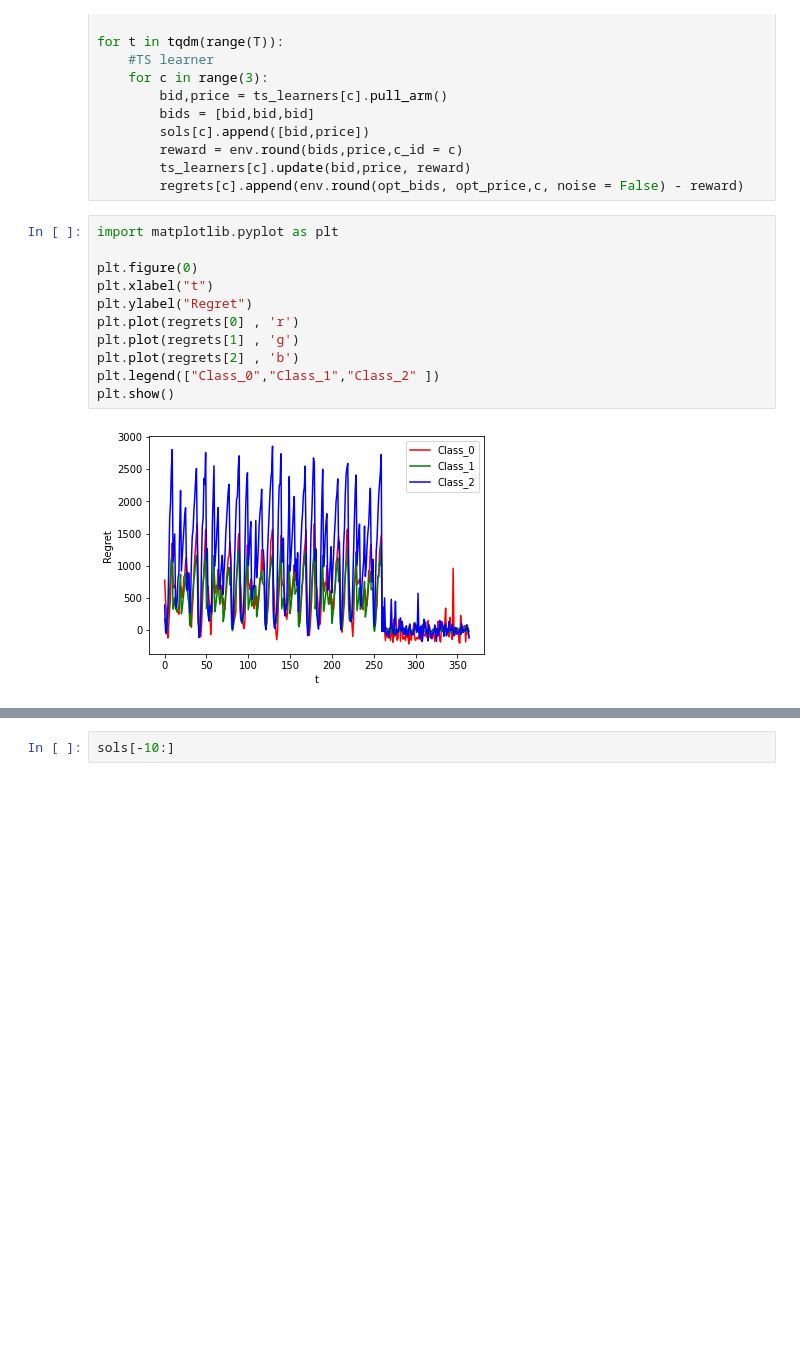
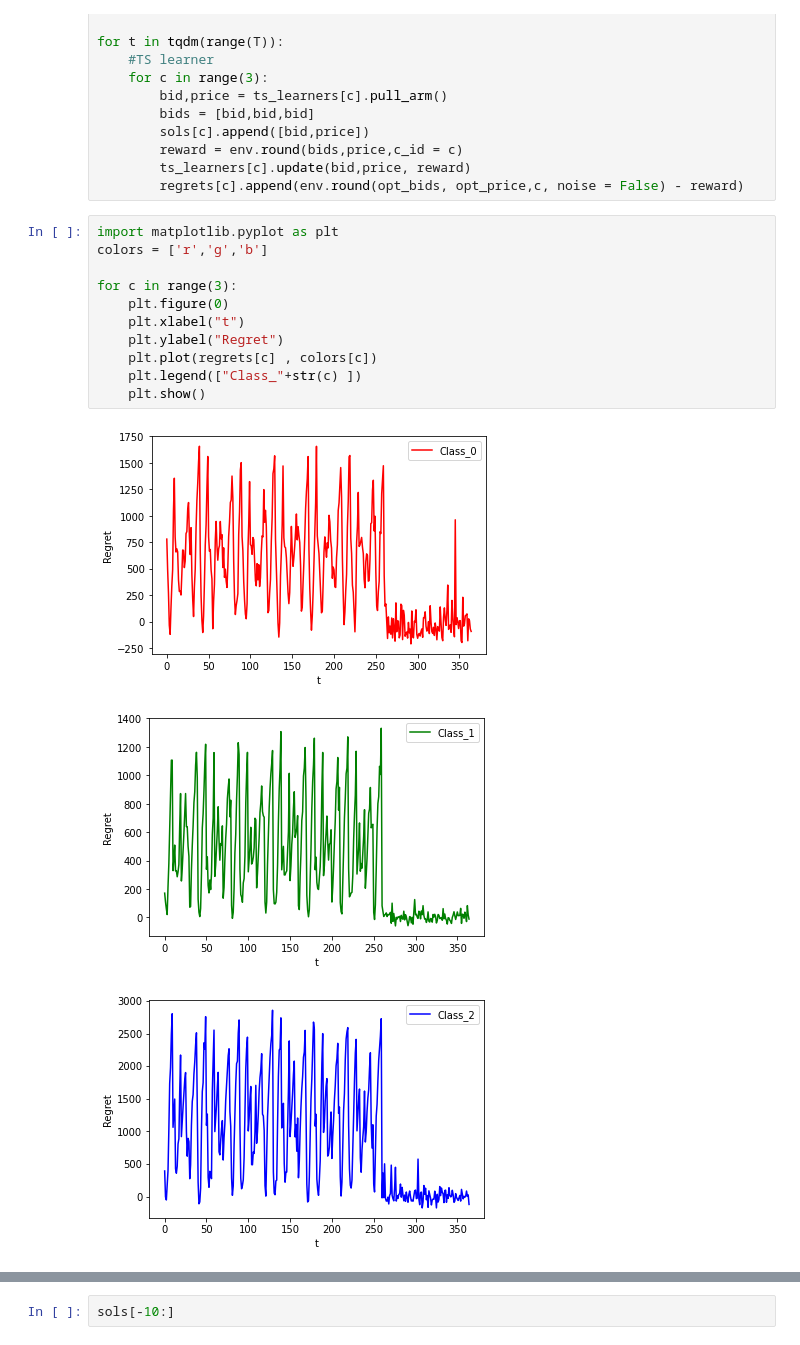
Before and after one commit to CarrattaFrancesco/DataIntelligenceApplication, a Jupyter notebook: experiment7.ipynb, the cells around one changed output, grey strips where cells are left out. Saved outputs shown, nothing was run; the diff lists cells and outputs as text; blank space fills up the shorter version.

```diff
--- a/experiment7.ipynb
+++ b/experiment7.ipynb
@@ -86,14 +86,16 @@ for t in tqdm(range(T)):
         regrets[c].append(env.round(opt_bids, opt_price,c, noise = False) - reward)
 # %%
 import matplotlib.pyplot as plt
+colors = ['r','g','b']
 
-plt.figure(0)
-plt.xlabel("t")
-plt.ylabel("Regret")
-plt.plot(regrets[0] , 'r')
-plt.plot(regrets[1] , 'g')
-plt.plot(regrets[2] , 'b')
-plt.legend(["Class_0","Class_1","Class_2" ])
-plt.show()
+for c in range(3):
+    plt.figure(0)
+    plt.xlabel("t")
+    plt.ylabel("Regret")
+    plt.plot(regrets[c] , colors[c])
+    plt.legend(["Class_"+str(c) ])
+    plt.show()
 # %% [output]
-[figure, old version]
+[figure, new version]
+[figure, added]
+[figure, added]
```
Also changed, not shown: parts of 2 cells of this notebook, 1 other file.
